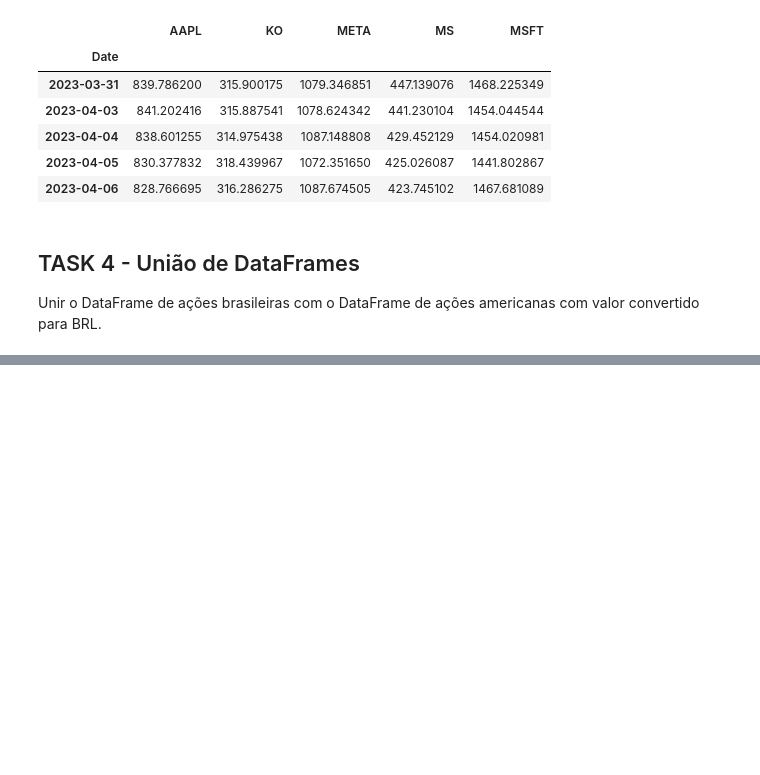
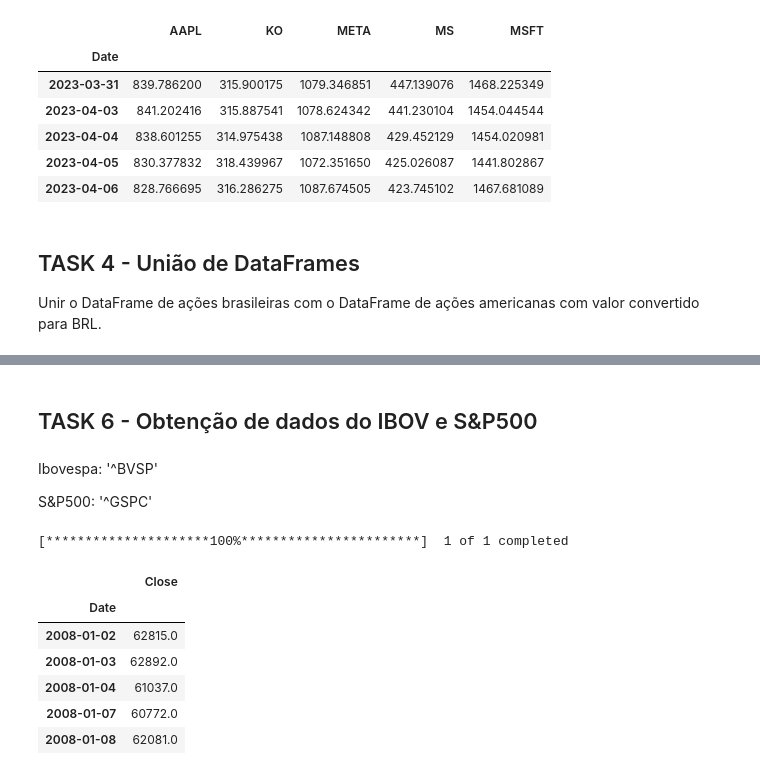
Before and after one commit to matheuslbrito/Estudos, a Jupyter notebook: ExercícioMentoria2.ipynb, the cells around one changed output, grey strips where cells are left out. Drawn from its saved outputs; the diff is of its cells as text; code cells hidden in the pictures; blank space fills up the shorter version.

```diff
--- a/ExercícioMentoria2.ipynb
+++ b/ExercícioMentoria2.ipynb
@@ -287,0 +329,21 @@ portfolio.tail()
+# %% [markdown]
+## TASK 6 - Obtenção de dados do IBOV e S&P500
+# %% [markdown]
+Ibovespa: '^BVSP'
+
+S&P500: '^GSPC'
+# %%
+BVSP = yf.download('^BVSP', start = '2008-01-02', end = '2023-04-07')
+
+BVSP.drop(['Open','High','Low','Adj Close','Volume'], axis = 1, inplace = True)
+
+BVSP.head()
+# %% [output]
+[*********************100%***********************]  1 of 1 completed
+|  | Close |
+| Date |  |
+| 2008-01-02 | 62815.0 |
+| 2008-01-03 | 62892.0 |
+| 2008-01-04 | 61037.0 |
+| 2008-01-07 | 60772.0 |
+| 2008-01-08 | 62081.0 |
```
Also changed, not shown: parts of 14 cells of this notebook.
